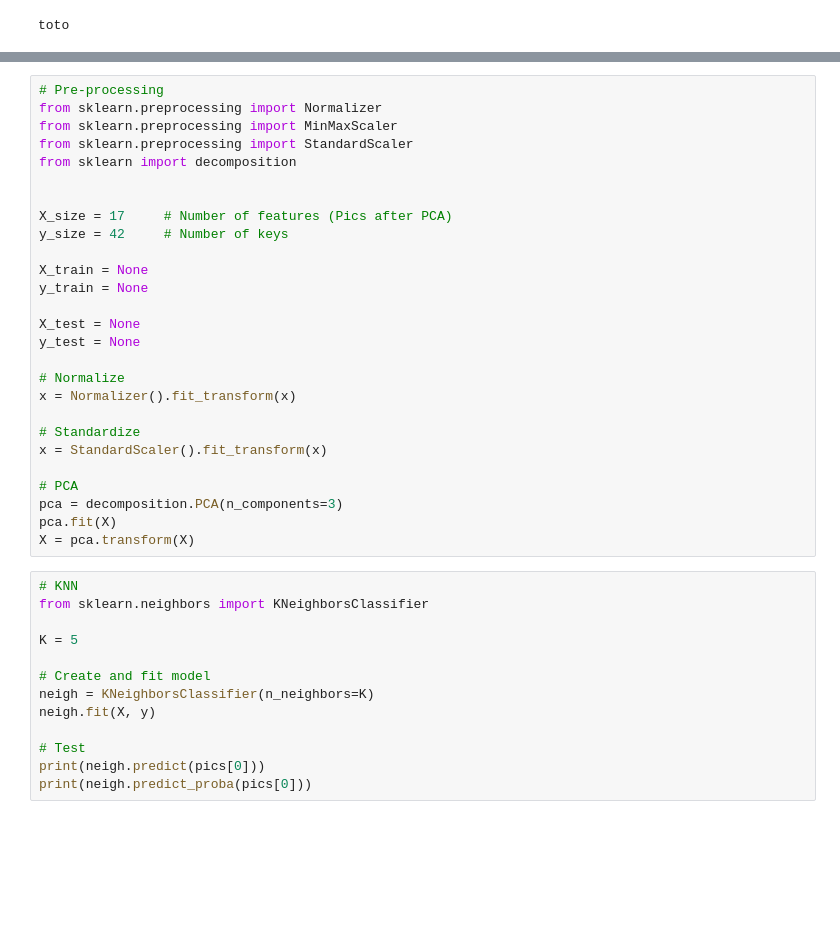
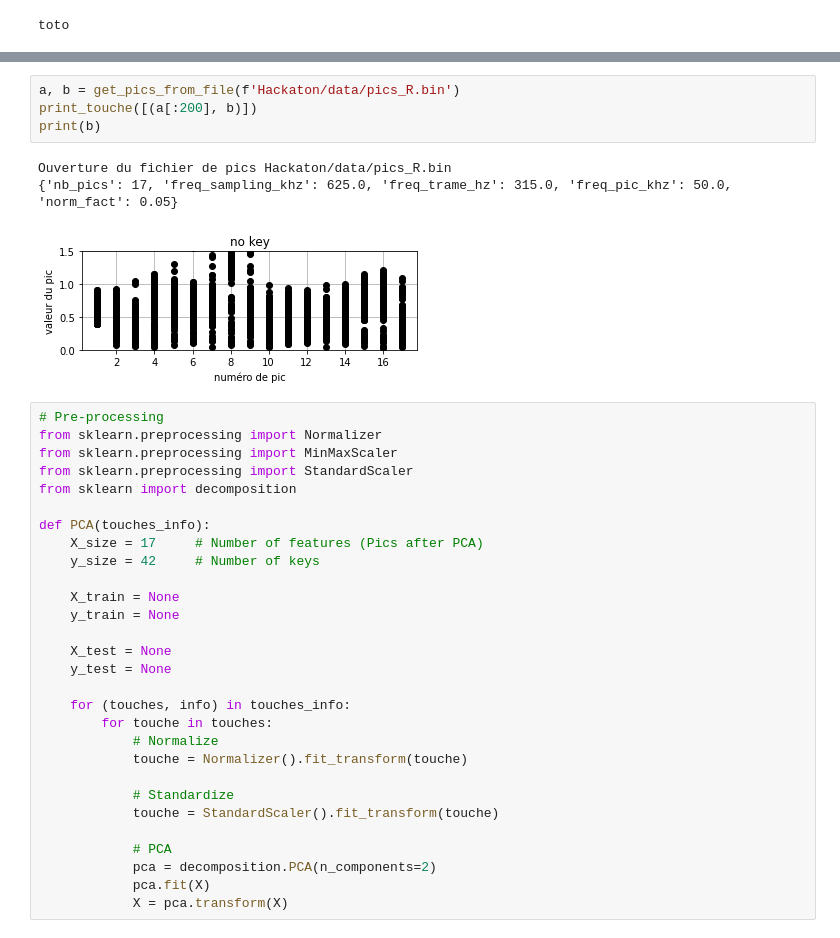
Before and after one commit to Craizox/hackathon, a Jupyter notebook: Hackathon.ipynb, the cells around one changed output, grey strips where cells are left out. Drawn from its saved outputs; the diff is of its cells as text; blank space fills up the shorter version.

```diff
--- a/Hackathon.ipynb
+++ b/Hackathon.ipynb
@@ -65,3 +82,11 @@ pics_nokey, info
+# %%
+a, b = get_pics_from_file(f'Hackaton/data/pics_R.bin')
+print_touche([(a[:200], b)])
+print(b)
+# %% [output]
+Ouverture du fichier de pics Hackaton/data/pics_R.bin
+{'nb_pics': 17, 'freq_sampling_khz': 625.0, 'freq_trame_hz': 315.0, 'freq_pic_khz': 50.0, 'norm_fact': 0.05}
+[figure, added]
 # %%
 # Pre-processing
 from sklearn.preprocessing import Normalizer
@@ -69,36 +94,25 @@ from sklearn.preprocessing import MinMaxScaler
 from sklearn.preprocessing import StandardScaler
 from sklearn import decomposition
 
+def PCA(touches_info):
+    X_size = 17     # Number of features (Pics after PCA)
+    y_size = 42     # Number of keys
 
-X_size = 17     # Number of features (Pics after PCA)
-y_size = 42     # Number of keys
+    X_train = None
+    y_train = None
 
-X_train = None
-y_train = None
+    X_test = None
+    y_test = None
 
-X_test = None
-y_test = None
+    for (touches, info) in touches_info:
+        for touche in touches:
+            # Normalize
+            touche = Normalizer().fit_transform(touche)
 
-# Normalize
-x = Normalizer().fit_transform(x)
+            # Standardize
+            touche = StandardScaler().fit_transform(touche)
 
-# Standardize
-x = StandardScaler().fit_transform(x)
-
-# PCA
-pca = decomposition.PCA(n_components=3)
-pca.fit(X)
-X = pca.transform(X)
+            # PCA
+            pca = decomposition.PCA(n_components=2)
+            pca.fit(X)
+            X = pca.transform(X)
-# %%
-# KNN
-from sklearn.neighbors import KNeighborsClassifier
-
-K = 5
-
-# Create and fit model
-neigh = KNeighborsClassifier(n_neighbors=K)
-neigh.fit(X, y)
-
-# Test
-print(neigh.predict(pics[0]))
-print(neigh.predict_proba(pics[0]))
```
Also changed, not shown: parts of 17 cells of this notebook.
